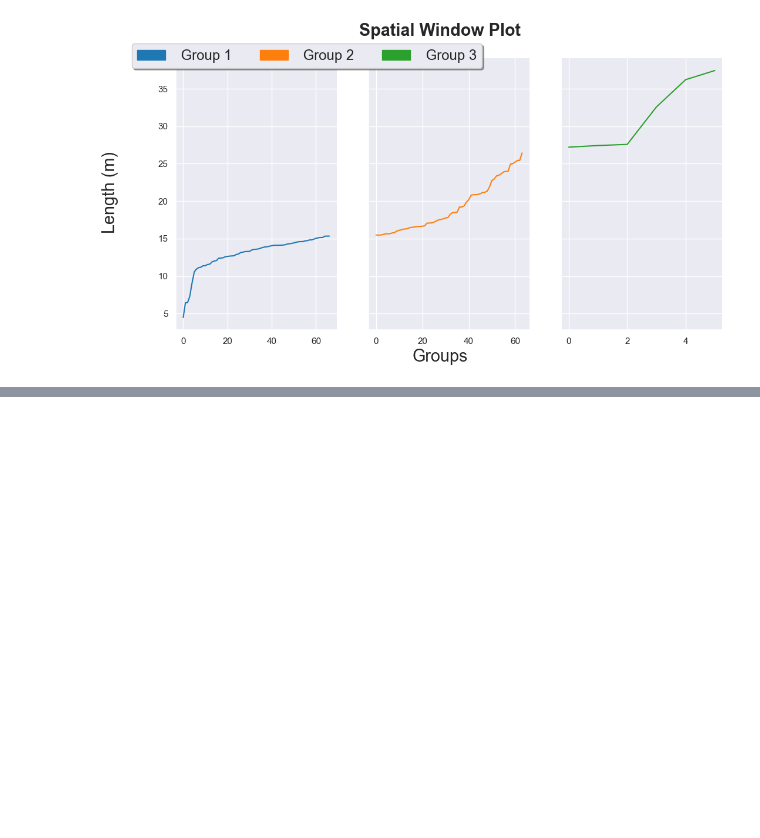
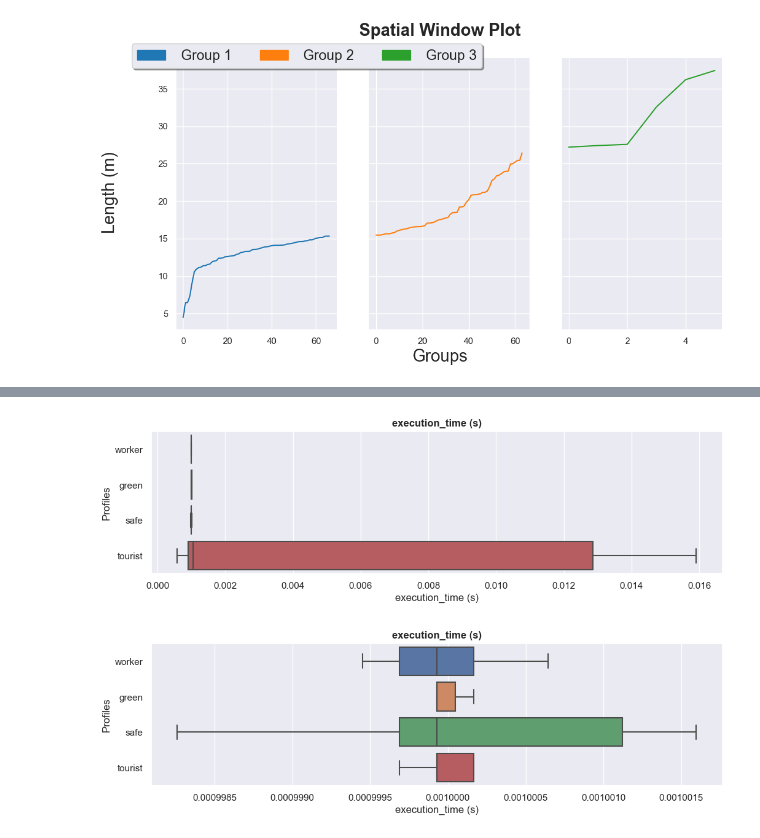
Before and after one commit to CamiloHMS/london_routing, a Jupyter notebook: responses_plot.ipynb, the cells around one changed output, grey strips where cells are left out. Drawn from its saved outputs; the diff is of its cells as text; code cells hidden in the pictures; blank space fills up the shorter version.

```diff
--- a/responses_plot.ipynb
+++ b/responses_plot.ipynb
@@ -241,0 +353,13 @@ plt.show()
+# %%
+column = exec_dfModal.columns[2]
+
+exec_dfModal.drop(exec_dfModal[exec_dfModal["execution_time (s)"] == 0].index, inplace = True)
+exec_dfCriteria.drop(exec_dfCriteria[exec_dfCriteria["execution_time (s)"] == 0].index, inplace = True)
+
+title = column
+plotBoxPlotsClean(exec_dfModal,"profiles",column,title,column,"profiles")
+
+plotBoxPlotsClean(exec_dfCriteria,"profiles",column,title,column,"profiles")
+# %% [output]
+[figure, added]
+[figure, added]
```
Also changed, not shown: parts of 8 cells of this notebook, 29 other files.
